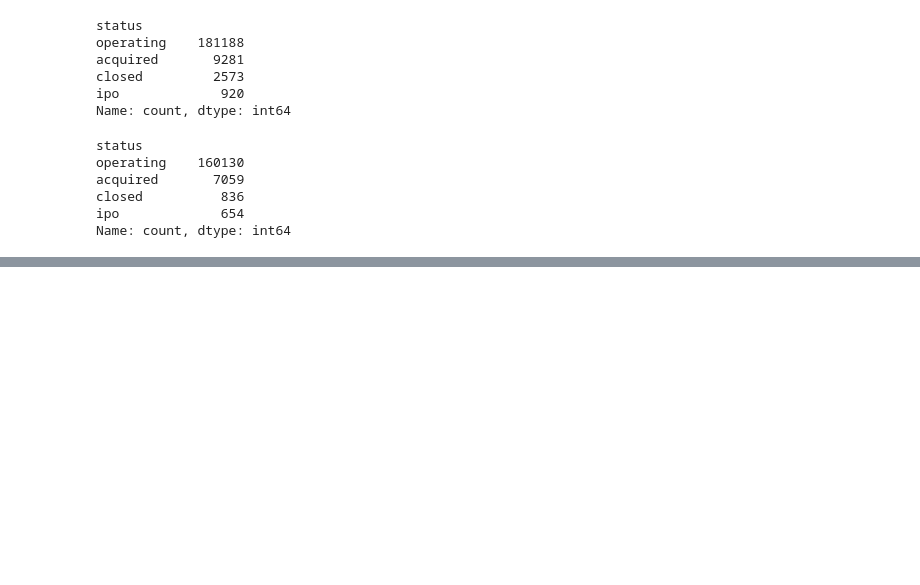
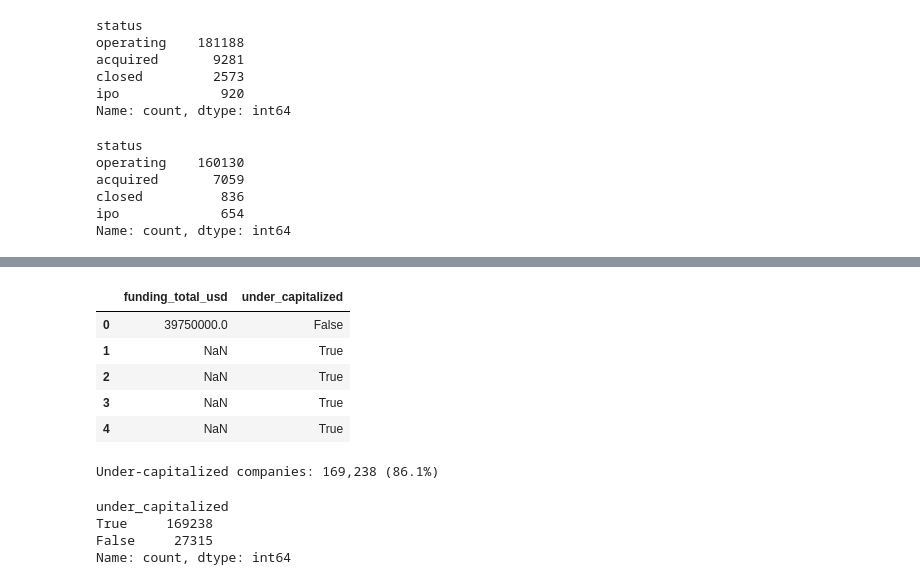
Before and after one commit to GM-Team-1/gm-credit-fund-risk-model, a Jupyter notebook: notebooks/CFRM.ipynb, the cells around one changed output, grey strips where cells are left out. Drawn from its saved outputs; the diff is of its cells as text; code cells hidden in the pictures; blank space fills up the shorter version.

```diff
--- a/notebooks/CFRM.ipynb
+++ b/notebooks/CFRM.ipynb
@@ -134,0 +195,31 @@ Name: count, dtype: int64
+# %%
+#flag for under-capitalized companies
+df['under_capitalized'] = (
+    (df['funding_total_usd'] <= two_percent) |
+    (df['funding_total_usd'].isna()) |
+    (df['funding_total_usd'] == 0))
+
+df[['funding_total_usd', 'under_capitalized']].head()
+# %% [output]
+|  | funding_total_usd | under_capitalized |
+| 0 | 39750000.0 | False |
+| 1 | NaN | True |
+| 2 | NaN | True |
+| 3 | NaN | True |
+| 4 | NaN | True |
+# %%
+# total under-capitalized companies
+under_cap_count = df['under_capitalized'].sum()
+under_cap_percent = (under_cap_count / len(df)) * 100
+
+print(f"Under-capitalized companies: {under_cap_count:,} ({under_cap_percent:.1f}%)")
+# %% [output]
+Under-capitalized companies: 169,238 (86.1%)
+# %%
+# Summary statistics for under_capitalized column
+df['under_capitalized'].value_counts(dropna=False)
+# %% [output]
+under_capitalized
+True     169238
+False     27315
+Name: count, dtype: int64
```
Also changed, not shown: parts of 45 cells of this notebook.
